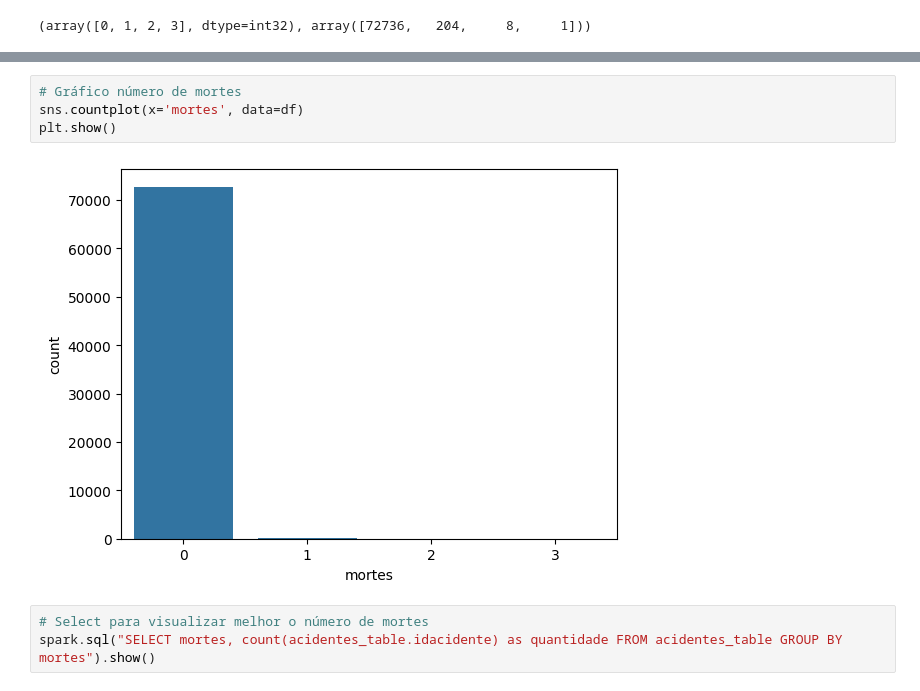
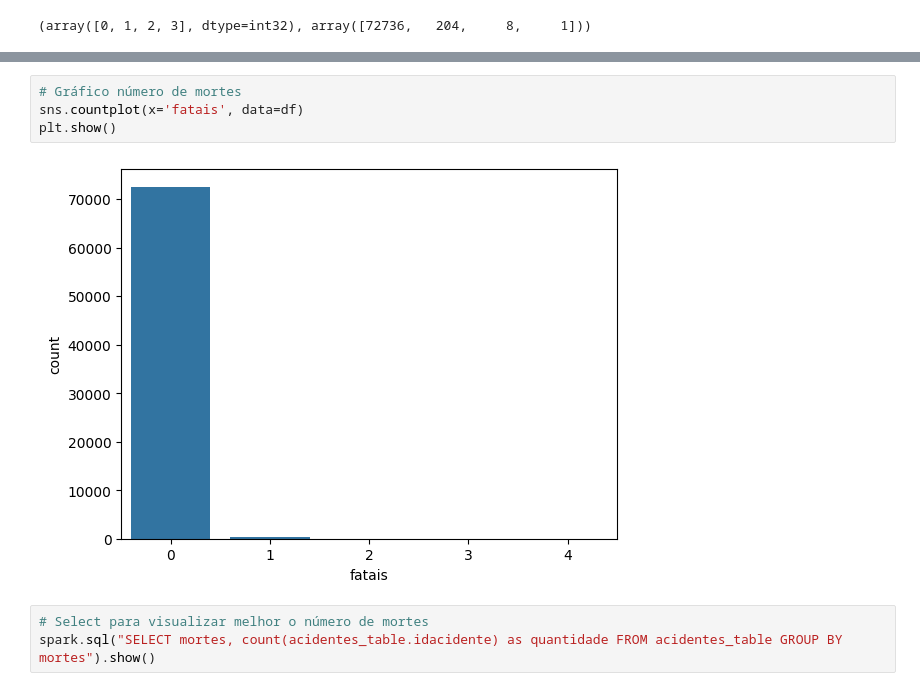
Before and after one commit to IgorCassolli/trabalho-pyspark, a Jupyter notebook: app.ipynb, the cells around one changed output, grey strips where cells are left out. Cells and saved outputs as stored; diff of their text form.

```diff
--- a/app.ipynb
+++ b/app.ipynb
@@ -135,10 +135,10 @@ dtypes: datetime64[ns](1), float32(1), float64(1), int32(20), object(11)
 memory usage: 13.1+ MB
 # %%
 # Gráfico número de mortes
-sns.countplot(x='mortes', data=df)
+sns.countplot(x='fatais', data=df)
 plt.show()
 # %% [output]
-[figure, old version]
+[figure, new version]
 # %%
 # Select para visualizar melhor o número de mortes
 spark.sql("SELECT mortes, count(acidentes_table.idacidente) as quantidade FROM acidentes_table GROUP BY mortes").show()
```
Also changed, not shown: parts of 20 cells of this notebook, 2 other files.
